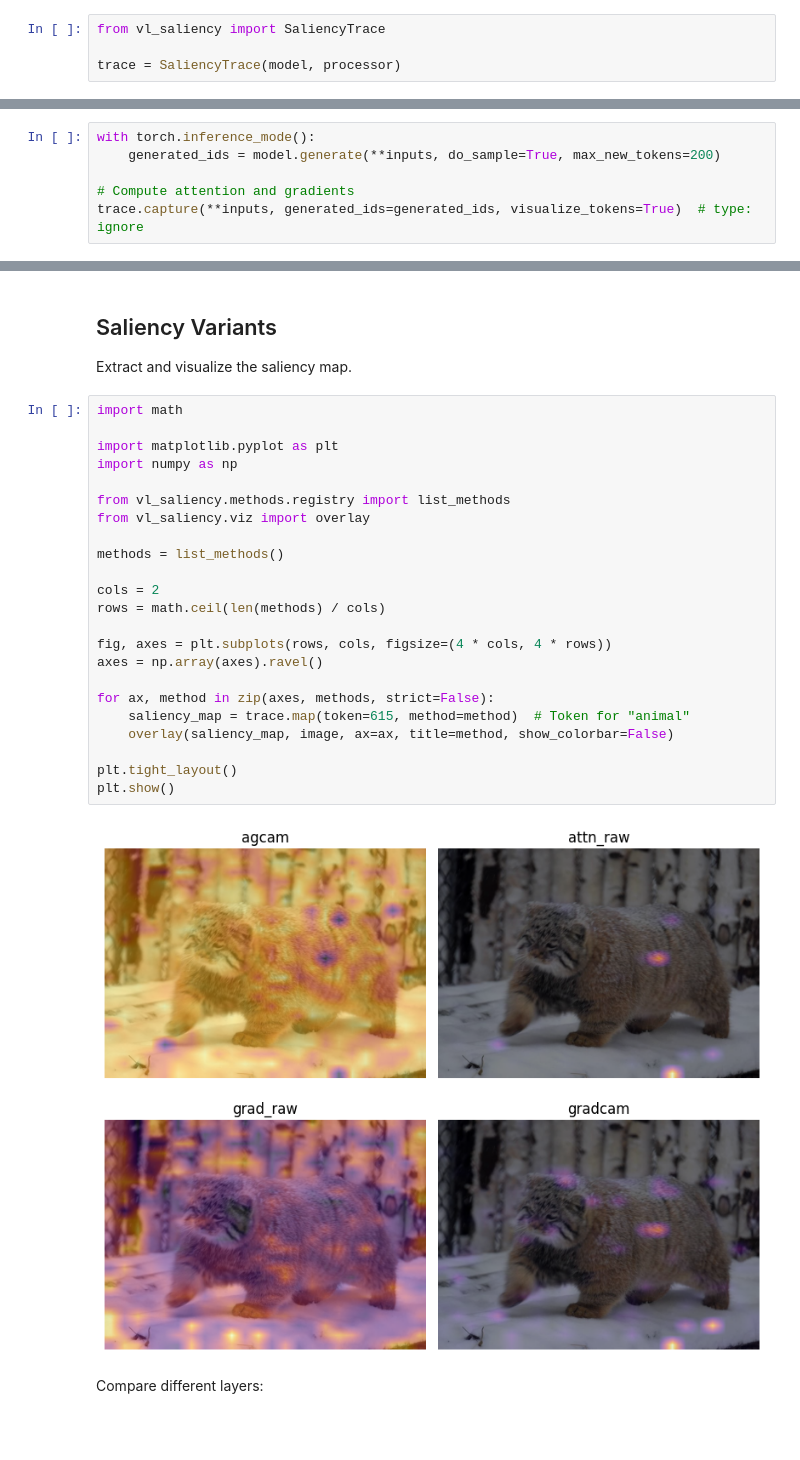
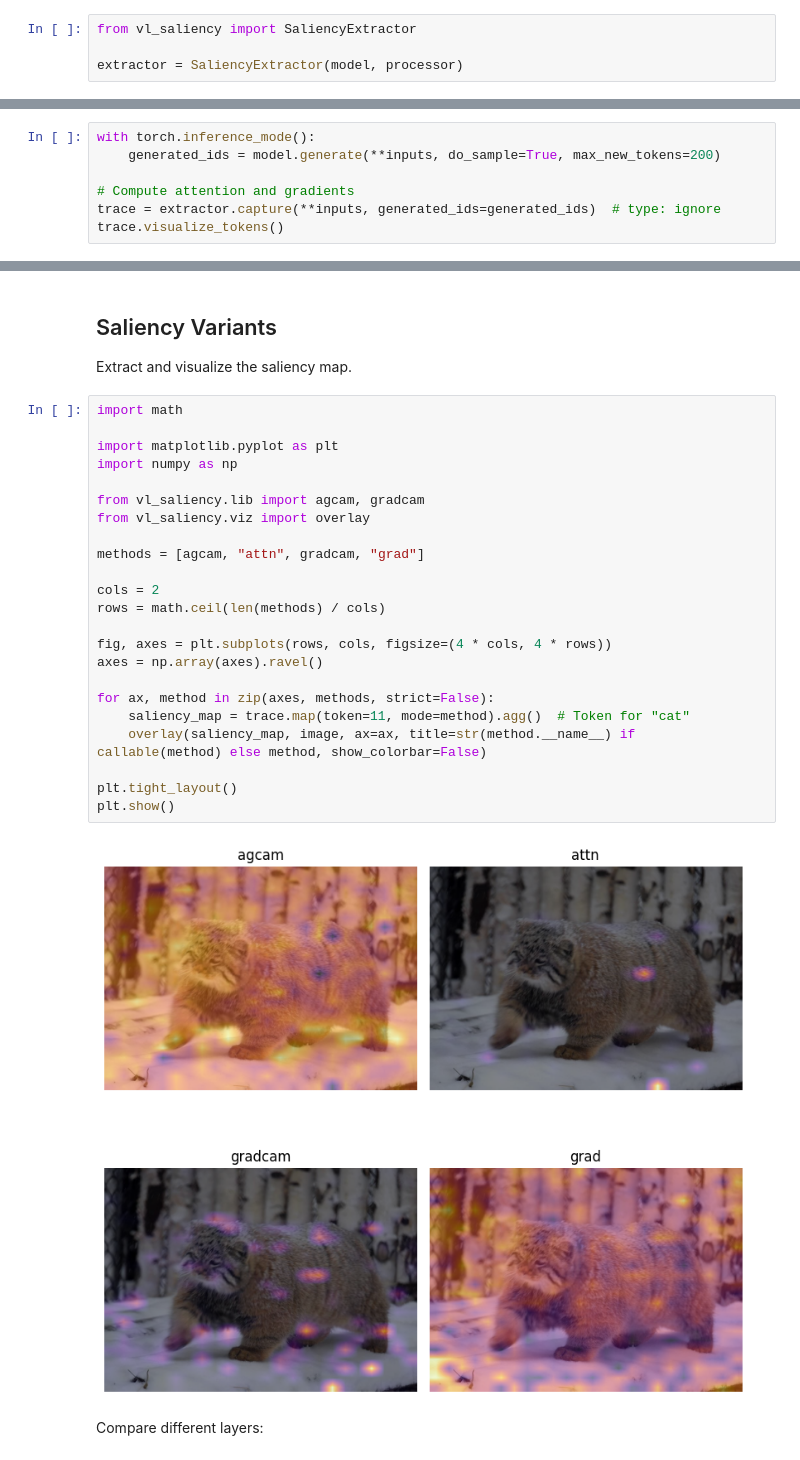
Before and after one commit to alexander-brady/vl-saliency, a Jupyter notebook: notebooks/variations.ipynb, the cells around one changed output, grey strips where cells are left out. Saved outputs shown, nothing was run; the diff lists cells and outputs as text; blank space fills up the shorter version.

```diff
--- a/notebooks/variations.ipynb
+++ b/notebooks/variations.ipynb
@@ -60,9 +63,9 @@ inputs = processor.apply_chat_template(
 # %% [markdown]
 Initalize the AGCAM saliency extractor with the correct model.
 # %%
-from vl_saliency import SaliencyTrace
+from vl_saliency import SaliencyExtractor
 
-trace = SaliencyTrace(model, processor)
+extractor = SaliencyExtractor(model, processor)
 # %% [markdown]
 Generate the response
 # %%
@@ -70,7 +73,8 @@ with torch.inference_mode():
     generated_ids = model.generate(**inputs, do_sample=True, max_new_tokens=200)
 
 # Compute attention and gradients
-trace.capture(**inputs, generated_ids=generated_ids, visualize_tokens=True)  # type: ignore
+trace = extractor.capture(**inputs, generated_ids=generated_ids)  # type: ignore
+trace.visualize_tokens()
 # %% [output]
 [interactive output not drawn]
 # %% [markdown]
@@ -80,28 +84,28 @@ Extract and visualize the saliency map.
 # %%
 import math
 
 import matplotlib.pyplot as plt
 import numpy as np
 
-from vl_saliency.methods.registry import list_methods
+from vl_saliency.lib import agcam, gradcam
 from vl_saliency.viz import overlay
 
-methods = list_methods()
+methods = [agcam, "attn", gradcam, "grad"]
 
 cols = 2
 rows = math.ceil(len(methods) / cols)
 
 fig, axes = plt.subplots(rows, cols, figsize=(4 * cols, 4 * rows))
 axes = np.array(axes).ravel()
 
 for ax, method in zip(axes, methods, strict=False):
-    saliency_map = trace.map(token=615, method=method)  # Token for "animal"
-    overlay(saliency_map, image, ax=ax, title=method, show_colorbar=False)
+    saliency_map = trace.map(token=11, mode=method).agg()  # Token for "cat"
+    overlay(saliency_map, image, ax=ax, title=str(method.__name__) if callable(method) else method, show_colorbar=False)
 
 plt.tight_layout()
 plt.show()
 # %% [output]
-[figure, old version]
+[figure, new version]
 # %% [markdown]
 Compare different layers:
 # %%
```
Also changed, not shown: parts of 3 cells of this notebook, 1 other file.
